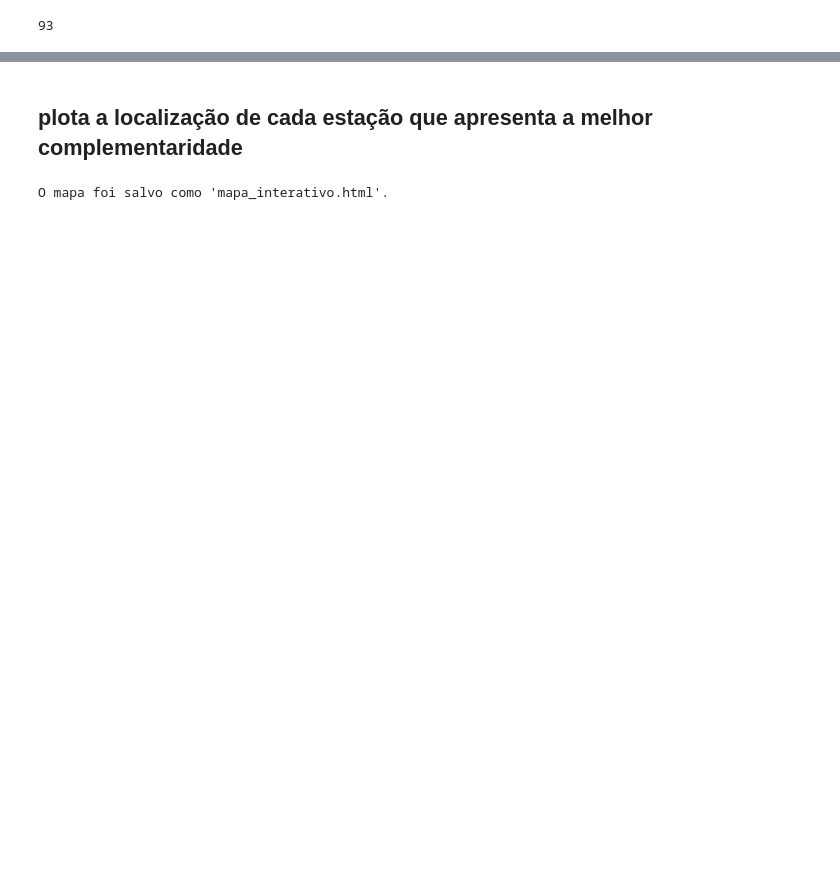
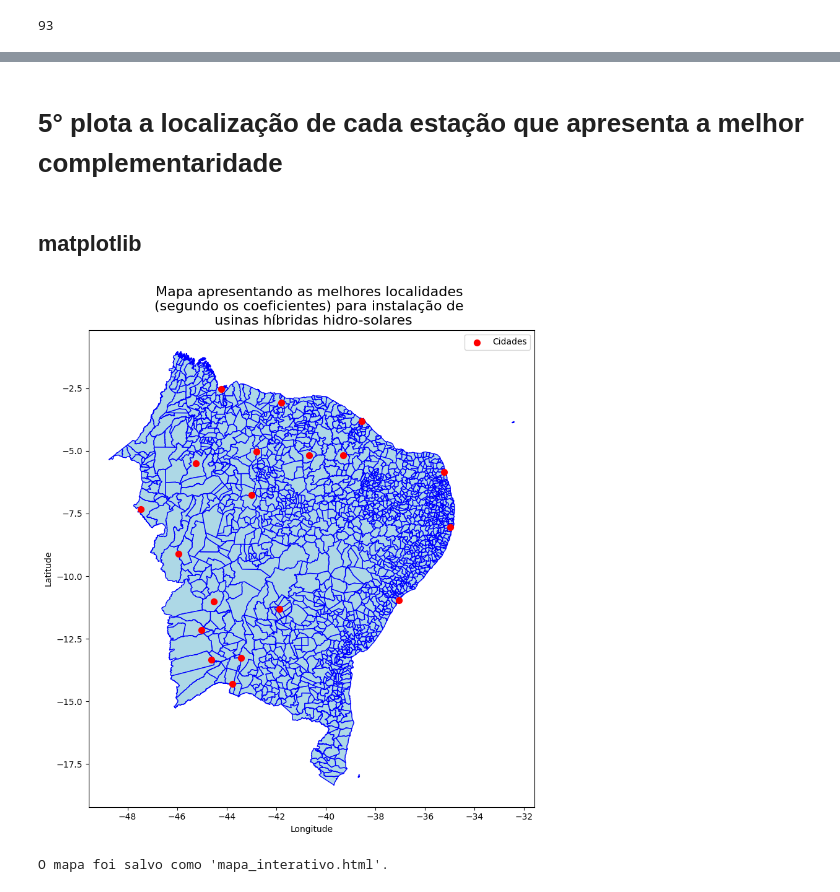
Before and after one commit to maryofcarmo/TCC, a Jupyter notebook: 4°_MELHORES_REGIOES.ipynb, the cells around one changed output, grey strips where cells are left out. Saved outputs shown, nothing was run; the diff lists cells and outputs as text; code cells hidden in the pictures; blank space fills up the shorter version.

```diff
--- a/4°_MELHORES_REGIOES.ipynb
+++ b/4°_MELHORES_REGIOES.ipynb
@@ -38,0 +103,9 @@ len(est_info_limp)
+# %%
+  # Lista de chaves
+hidrio_solar = ['P1', 'K1', 'S1']
+
+# Chamar a função
+df_hidro_solar = concatenar_dataframes(hidrio_solar, dataframes)
+
+# Exibir o resultado
+df_hidro_solar
@@ -159,5 +188,43 @@ df_sola_eolica
 # %% [markdown]
-## plota a localização de cada estação que apresenta a melhor complementaridade
+# 5° plota a localização de cada estação que apresenta a melhor complementaridade
+# %% [markdown]
+## matplotlib
+# %%
+import geopandas as gpd
+import matplotlib.pyplot as plt
+import pandas as pd
+from shapely.geometry import Point
+
+# Carregar o arquivo GeoJSON
+localidade_geojson = "/content/drive/MyDrive/TCC/DADOS/GeoJson/regioes_combinadas.geojson"
+localidade = gpd.read_file(localidade_geojson)
+
+# Converter as colunas de latitude e longitude em geometrias (pontos)
+geometry = [Point(xy) for xy in zip(df_hidro_solar['Longitude'], df_hidro_solar['Latitude'])]
+gdf_estacoes = gpd.GeoDataFrame(df_hidro_solar, geometry=geometry)
+
+# Configurar o sistema de coordenadas geográficas (crs)
+gdf_estacoes.set_crs(epsg=4326, inplace=True)  # WGS84
+
+# Plotar o mapa
+fig, ax = plt.subplots(figsize=(10, 10))
+
+# Plotar o GeoJSON (base do mapa)
+localidade.plot(ax=ax, color='lightblue', edgecolor='blue')
+
+# Plotar os pontos das estações meteorológicas
+gdf_estacoes.plot(ax=ax, color='red', markersize=50, label='Cidades')
+
+# Adicionar título e legenda
+plt.title('Mapa apresentando as melhores localidades \n(segundo os coeficientes) para instalação de \n usinas híbridas hidro-solares', fontsize=16)
+plt.legend()
+plt.xlabel('Longitude')
+plt.ylabel('Latitude')
+
+# Exibir o mapa
+plt.show()
+# %% [output]
+[figure, added]
 # %%
 # Carregar o GeoJSON da região
 geojson_path = "/content/drive/MyDrive/TCC/DADOS/GeoJson/regioes_combinadas.geojson"
```
Also changed, not shown: parts of 28 cells of this notebook.
